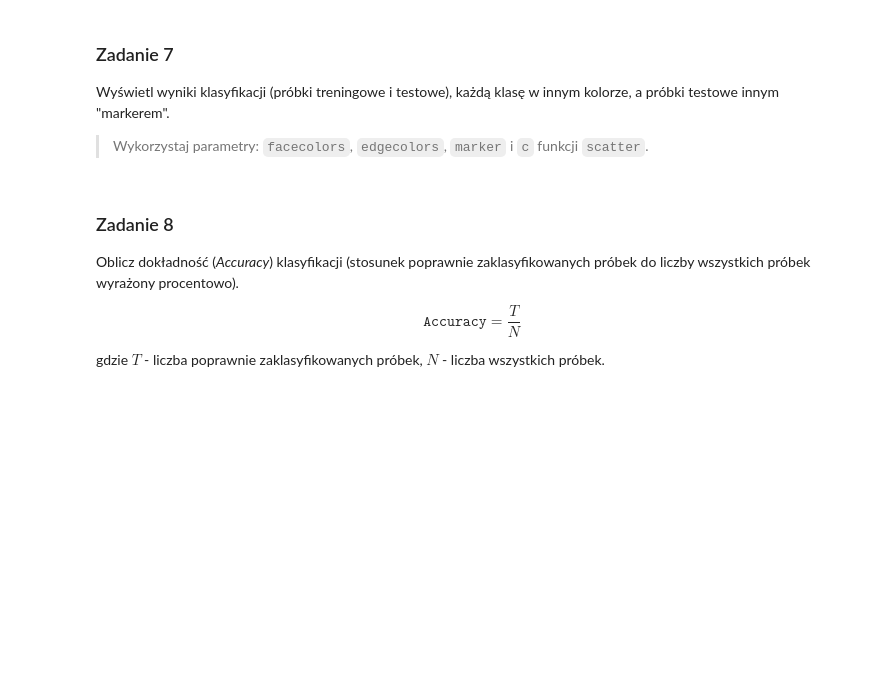
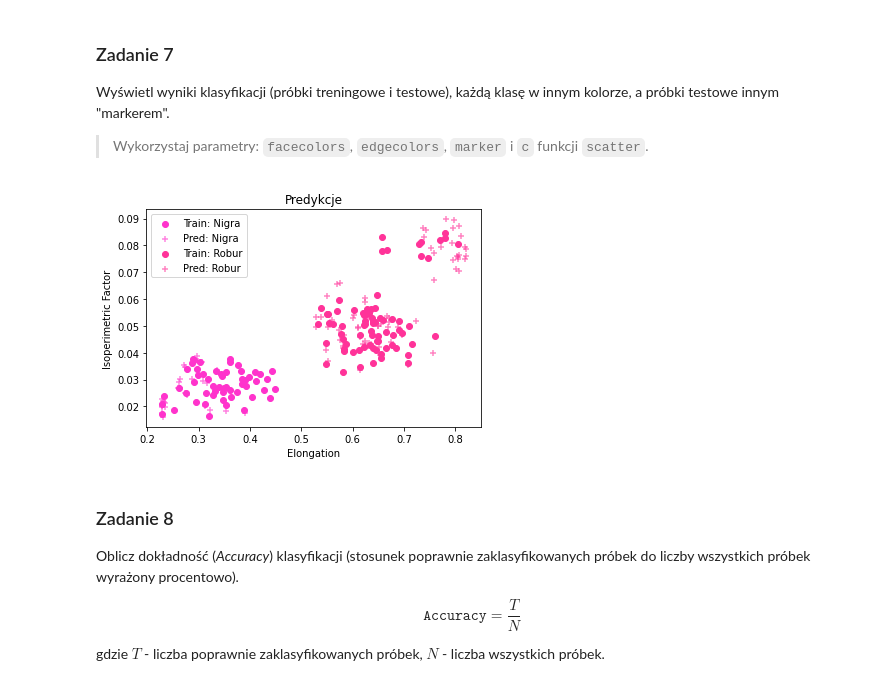
Before and after one commit to bmichas/SwAD, a Jupyter notebook: sad-Lab02/Lab02_michas.ipynb, the cells around one changed output. Drawn from its saved outputs; the diff is of its cells as text; code cells hidden in the pictures; blank space fills up the shorter version.

```diff
--- a/sad-Lab02/Lab02_michas.ipynb
+++ b/sad-Lab02/Lab02_michas.ipynb
@@ -238,0 +203,17 @@ array([[6.133517e-04, 1.100000e+01, 4.100000e+01]])
+# %%
+def k_nearest(features):
+    classified = np.zeros([len(test), 3])
+    for i in range(len(test)):
+        nearest = 100
+        for j in range (len(train)):
+            distance = edist(test[i], train[j], features)
+            if distance < nearest:
+                nearest = distance
+                classified[i] = [train[j][0],test[i][features[0]] ,test[i][features[1]]]
+    return classified
+
+features = [4,8]
+classified = k_nearest(features)
+
+
+classified
@@ -246,3 +233,35 @@ Wyświetl wyniki klasyfikacji (próbki treningowe i testowe), każdą klasę w i
+# %%
+matplotlib_axes_logger.setLevel('ERROR')
+
+def show_plot(klasy, nazwy, feature):
+    color = []
+    for i in range(41):
+        color.append((random.randint(0,5)/5,random.randint(0,5)/5,random.randint(0,5)/5))
+
+    plt.title("Predykcje")
+    plt.xlabel("Elongation")
+    plt.ylabel("Isoperimetric Factor")
+    for i in klasy:
+        plt.scatter(x=train[train[:,0] == i][:,feature[0]],
+                    y=train[train[:,0] == i][:,feature[1]],
+                    label='Train: '+ nazwy[i],
+                    c = color[i])
+
+        plt.scatter(x=classified[classified[:,0] == i][:,1],
+                    y=classified[classified[:,0] == i][:,2],
+                    label='Pred: '+nazwy[i],
+                    c = color[i],
+                    marker ='+',
+                    alpha=0.6)
+    plt.legend()
+
+
+klasy = [3,5]
+nazwy = {3: 'Nigra', 5: 'Robur'}
+feature = [4,8]
+show_plot(klasy,nazwy,feature)
+# %% [output]
+[figure, added]
 # %% [markdown]
 ### Zadanie 8
 
```
Also changed, not shown: parts of 16 cells of this notebook, 1 other file.
